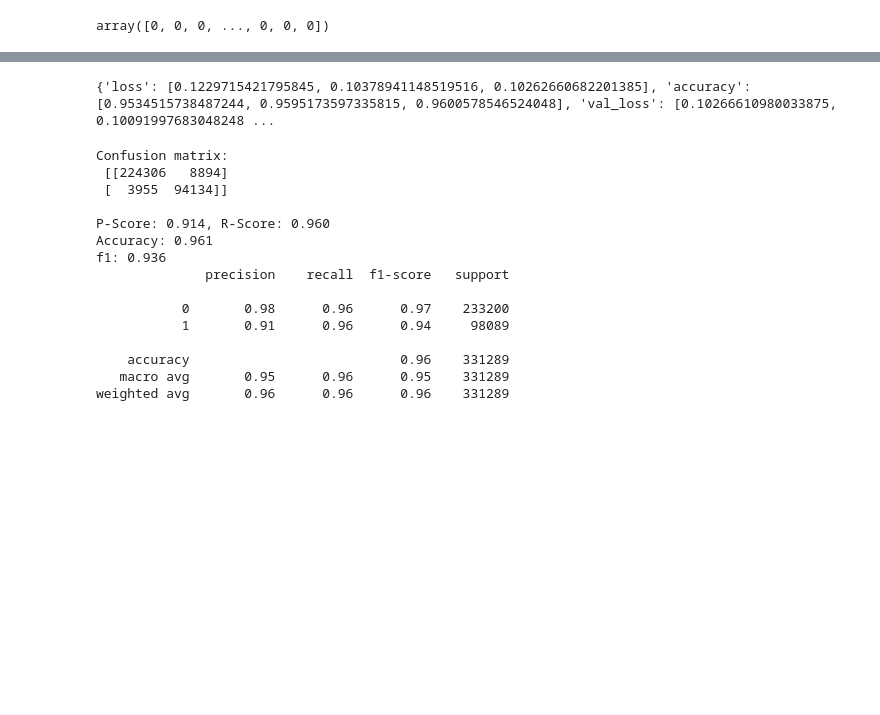
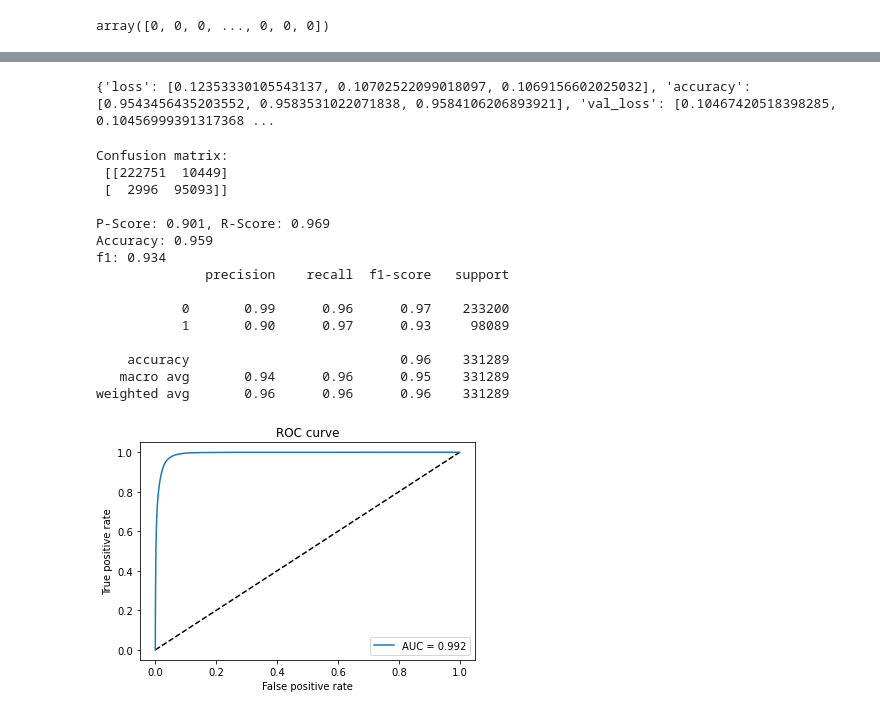
Before and after one commit to nkinnaird/MangroveClassification, a Jupyter notebook: code/firstNN.ipynb, the cells around one changed output, grey strips where cells are left out. Saved outputs shown, nothing was run; the diff lists cells and outputs as text; code cells hidden in the pictures; blank space fills up the shorter version.

```diff
--- a/code/firstNN.ipynb
+++ b/code/firstNN.ipynb
@@ -116,6 +129,15 @@ print(yTrain.shape)
 
 print(xTest.shape)
 print(yTest.shape)
+
+# reshape it as an additional step for input into the NN
+# xTrain = xTrain.reshape((xTrain.shape[0], 1, xTrain.shape[1]))
+# xTest = xTest.reshape((xTest.shape[0], 1, xTest.shape[1]))
+xTrain = xTrain.reshape((xTrain.shape[0], 1, nBands))
+xTest = xTest.reshape((xTest.shape[0], 1, nBands))
+
+print(xTrain.shape)
+print(xTest.shape)
 # %% [output]
 (496933,)
 (496933,)
@@ -126,11 +150,22 @@ print(yTest.shape)
 # probably also do not want to normalize differently between the train and test, since their bounds are independent of the samples
 # xTrain = normalizeBand(xTrain)
 # xTest = normalizeBand(xTest)
+
+# normalize main bands
+if input_bands == main_bands:
+  xTrain = normalizeUInt16Band(xTrain)
+  xTest = normalizeUInt16Band(xTest)
 # %%
 # Define the parameters of the model
-model = keras.Sequential([
+if input_bands == ndvi_band:
+  model = keras.Sequential([
+      keras.layers.Flatten(input_shape=(1, nBands)),
+      keras.layers.Dense(10, activation='relu'),
+      keras.layers.Dense(2, activation='softmax')])
+else:
+  model = keras.Sequential([
     keras.layers.Flatten(input_shape=(1, nBands)),
-    keras.layers.Dense(10, activation='relu'),
+    keras.layers.Dense(14, activation='relu'),
     keras.layers.Dense(2, activation='softmax')])
 
 # Define the accuracy metrics and parameters
@@ -148,6 +183,7 @@ Epoch 3/3
 # %%
 print(history.history)
 
+# could make some plots of the metrics/conversion - would want to plot the f1 score though instead of accuracy
 # fig, ax = plt.subplots()
 
 # mae = history.history['mae']
@@ -160,41 +196,55 @@ print(history.history)
 
 # ax.legend();
 # %% [output]
-{'loss': [0.1229715421795845, 0.10378941148519516, 0.10262660682201385], 'accuracy': [0.9534515738487244, 0.9595173597335815, 0.9600578546524048], 'val_loss': [0.10266610980033875, 0.10091997683048248 ...
+{'loss': [0.12353330105543137, 0.10702522099018097, 0.1069156602025032], 'accuracy': [0.9543456435203552, 0.9583531022071838, 0.9584106206893921], 'val_loss': [0.10467420518398285, 0.10456999391317368 ...
 # %%
 # Predict for test data
-yTest_pred = model.predict(xTest)
-yTest_pred = yTest_pred[:,1] # grab probablities for class label 1
+yTest_pred_prob = model.predict(xTest)
+yTest_pred_prob = yTest_pred_prob[:,1] # grab probablities for class label 1
 
 # # Calculate and display the error metrics
-yTest_pred = (yTest_pred>0.5).astype(int) # convert prediction probabilities to 0 or 1 values depending on threshold
+yTest_pred = (yTest_pred_prob>0.5).astype(int) # convert prediction probabilities to 0 or 1 values depending on threshold
 cMatrix = confusion_matrix(yTest, yTest_pred)
 pScore = precision_score(yTest, yTest_pred)
 rScore = recall_score(yTest, yTest_pred)
 aScore = accuracy_score(yTest, yTest_pred)
 f1Score = f1_score(yTest, yTest_pred)
 
 print("Confusion matrix:\n", cMatrix)
 print("\nP-Score: %.3f, R-Score: %.3f" % (pScore, rScore))
 print('Accuracy: %.3f' % (aScore))
 print('f1: %.3f' % (f1Score))
 
 print(classification_report(yTest, yTest_pred))
+
+# make roc_curve plot
+fpr_train, tpr_train, thresholds_train = roc_curve(yTest, yTest_pred_prob)
+auc_train = auc(fpr_train, tpr_train)
+
+plt.figure(1)
+plt.plot([0, 1], [0, 1], 'k--')
+plt.plot(fpr_train, tpr_train, label='AUC = {:.3f}'.format(auc_train))
+plt.xlabel('False positive rate')
+plt.ylabel('True positive rate')
+plt.title('ROC curve')
+plt.legend(loc='best')
+plt.show()
 # %% [output]
 Confusion matrix:
- [[224306   8894]
- [  3955  94134]]
+ [[222751  10449]
+ [  2996  95093]]
 
-P-Score: 0.914, R-Score: 0.960
-Accuracy: 0.961
-f1: 0.936
+P-Score: 0.901, R-Score: 0.969
+Accuracy: 0.959
+f1: 0.934
               precision    recall  f1-score   support
 
-           0       0.98      0.96      0.97    233200
-           1       0.91      0.96      0.94     98089
+           0       0.99      0.96      0.97    233200
+           1       0.90      0.97      0.93     98089
 
     accuracy                           0.96    331289
-   macro avg       0.95      0.96      0.95    331289
+   macro avg       0.94      0.96      0.95    331289
 weighted avg       0.96      0.96      0.96    331289
+[figure, added]
 # %%
 # load up a new image to test on
```
Also changed, not shown: parts of 13 cells of this notebook.
